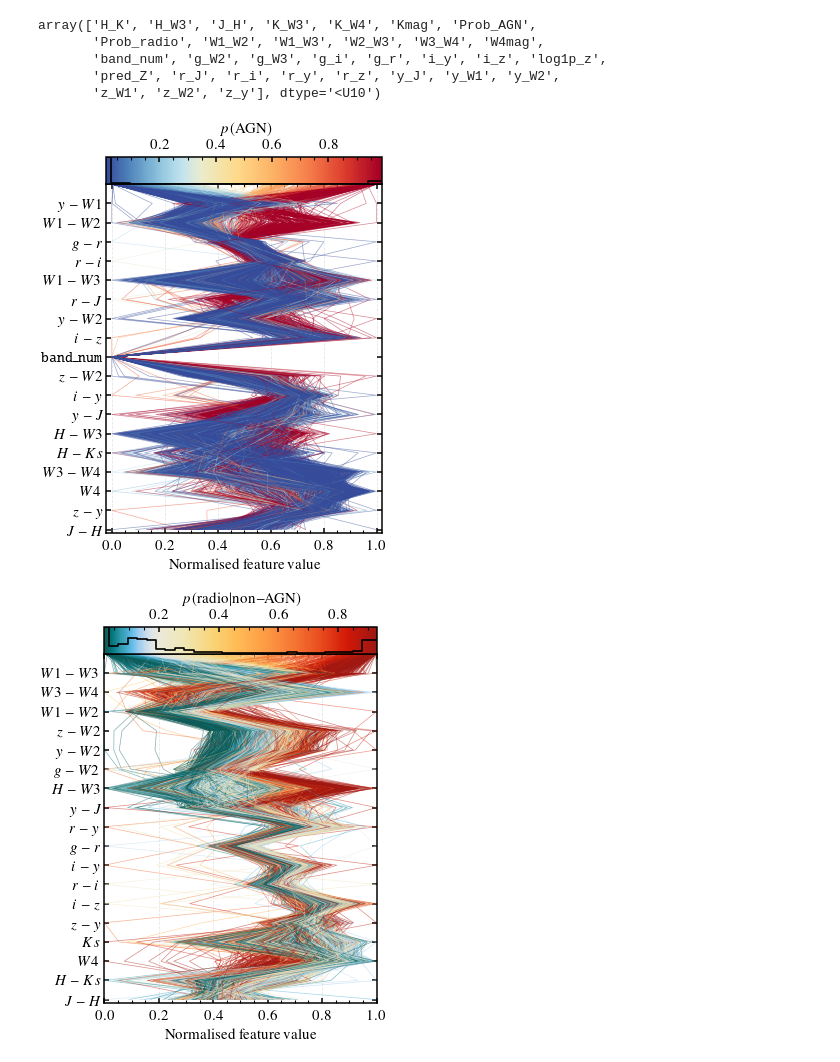
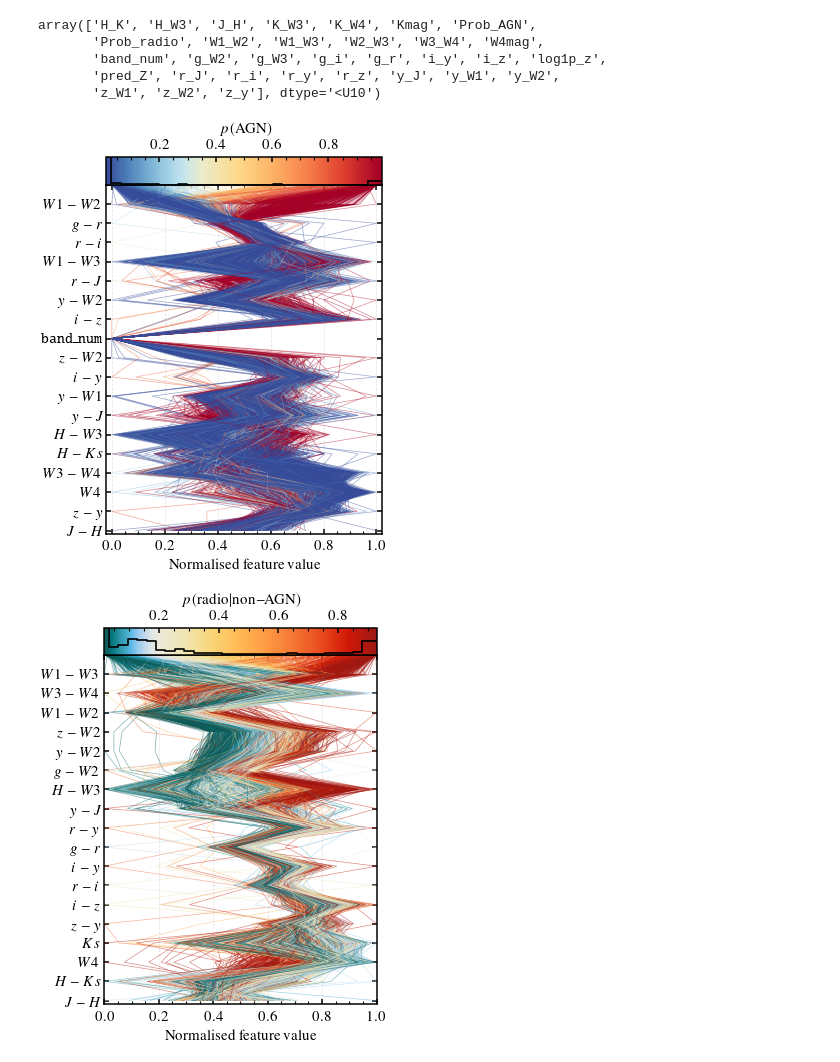
Before and after one commit to racarvajal/Pipeline_ML_6arcsec, a Jupyter notebook: parallel_coords_LoTSS.ipynb, the cells around one changed output. Cells and saved outputs as stored; diff of their text form; code cells hidden in the pictures.

```diff
--- a/parallel_coords_LoTSS.ipynb
+++ b/parallel_coords_LoTSS.ipynb
@@ -150,8 +150,8 @@ feats_names_strs = {'H_K': r'${H} - {Ks}$', 'H_W3': r'${H} - {W3}$',
                     '': ''}
 # %%
 cols_2_plot   = ['J_H', 'z_y', 'W4mag', 'W3_W4', 'H_K', 'H_W3', 'y_J',
-                 'i_y', 'z_W2', 'band_num', 'i_z', 'y_W2', 'r_J',
-                 'W1_W3', 'r_i', 'g_r', 'W1_W2', 'y_W1', 'Prob_AGN']  # z prediction for radio non-AGN
+                 'y_W1', 'i_y', 'z_W2', 'band_num', 'i_z', 'y_W2',
+                 'r_J', 'W1_W3', 'r_i', 'g_r', 'W1_W2', 'Prob_AGN']  # z prediction for radio non-AGN
 colour_col    = ['Prob_AGN']
 y_labels      = cols_2_plot[:-1] + ['']
 y_labels      = [feats_names_strs[y_label] for y_label in y_labels]
@@ -217,34 +217,34 @@ with mpl.rc_context(rc_tmp):
     # After creating cbar and norm
     cbar_min = norm.vmin
     cbar_max = norm.vmax
 
     # Histogram in data (z) space
     hist_vals, bin_edges = np.histogram(
         color_by,
         bins=np.linspace(cbar_min, cbar_max, 30)
     )
 
     ymin_cb, ymax_cb = cbar.ax.get_ylim()
     available_height = (ymax_cb - ymin_cb) * 0.9
     scaled_hist      = hist_vals / np.max(hist_vals) * available_height
 
     ax_hist          = cbar.ax.twiny()
     ax_hist.set_xlim(cbar_min, cbar_max)
     ax_hist.set_ylim(0, available_height)
     #ax_hist.plot(bin_edges[:-1], scaled_hist, drawstyle='steps-mid',
     #             color='black', linewidth=1.2)
     ax_hist.plot(bin_edges, np.r_[scaled_hist, scaled_hist[-1]],
                  drawstyle='steps-mid', color='black', linewidth=1.2)
     ax_hist.axis('off')
     cbar.ax.xaxis.set_ticks_position('top')
     cbar.ax.xaxis.set_label_position('top')
 
     ax.grid(axis='x', alpha=0.1, ls='--', c='k')
     if save_plots:
         plt.savefig(gv.plots_path + 'parallel_coords_AGN_prob_HETDEX.pdf', bbox_inches='tight')
     plt.show()
 # %% [output]
-[figure, old version]
+[figure, new version]
 # %%
 cols_2_plot   = ['J_H', 'H_K', 'W4mag', 'Kmag', 'z_y', 'i_z', 'r_i',
                  'i_y', 'g_r', 'r_y', 'y_J', 'H_W3', 'g_W2', 'y_W2',
```
